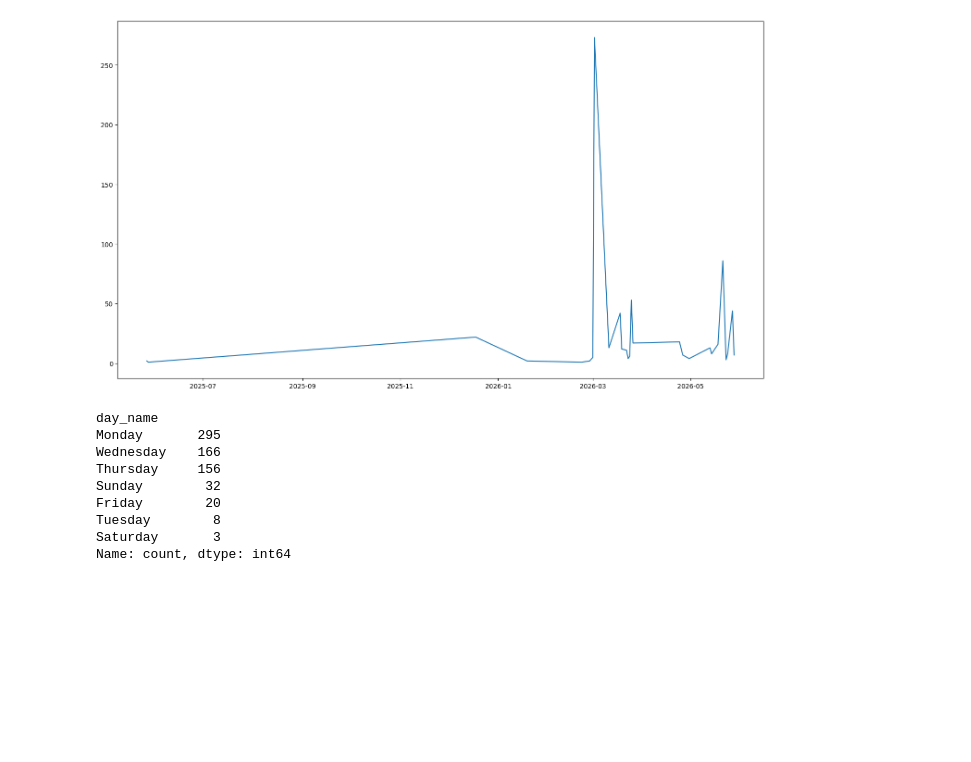
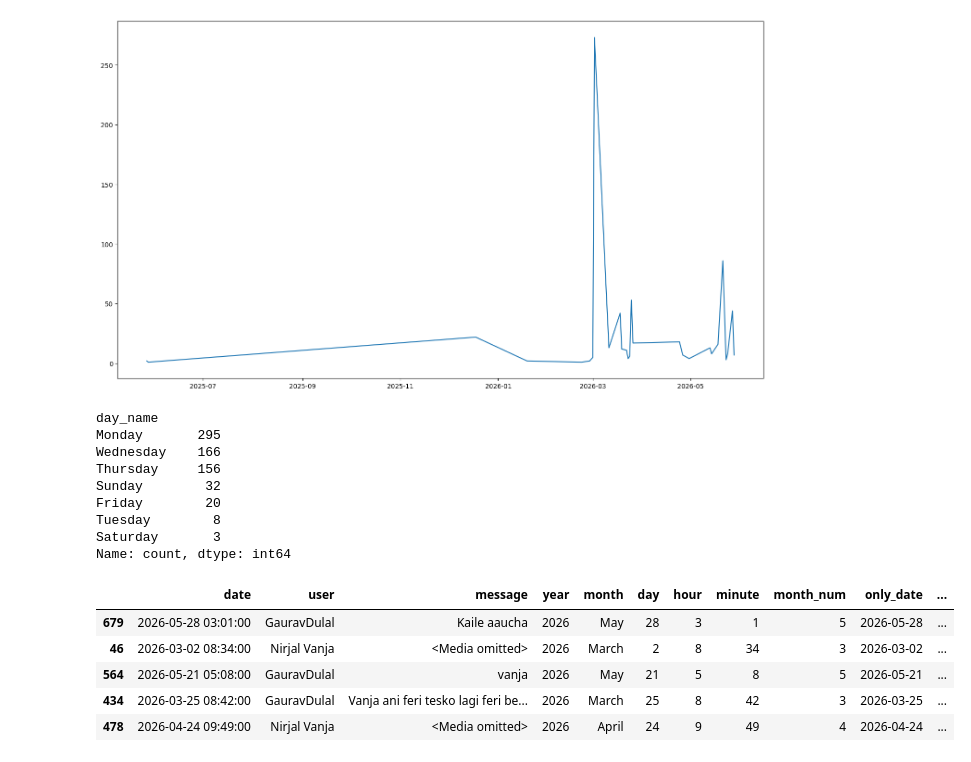
Before and after one commit to gyr0byte/Whatsapp_Chat_Analysis, a Jupyter notebook: whatsapp_chat_analysis.ipynb, the cells around one changed output. Drawn from its saved outputs; the diff is of its cells as text; code cells hidden in the pictures; blank space fills up the shorter version.

Commit message:
Add period column to DataFrame for hourly message analysis

```diff
--- a/whatsapp_chat_analysis.ipynb
+++ b/whatsapp_chat_analysis.ipynb
@@ -278,3 +278,23 @@ Friday        20
 Tuesday        8
 Saturday       3
 Name: count, dtype: int64
+# %%
+period = []
+for hour in df[['day_name','hour']]['hour']:
+    if hour == 23:
+        period.append(str(hour) + '-' + str('00'))
+    elif hour == 0:
+        period.append(str('00') + '-' + str(hour+1))
+    else:
+        period.append(str(hour) + '-' + str(hour+1))
+# %%
+df['period'] = period
+# %%
+df.sample(5)
+# %% [output]
+|  | date | user | message | year | month | day | hour | minute | month_num | only_date | ... |
+| 679 | 2026-05-28 03:01:00 | GauravDulal | Kaile aaucha | 2026 | May | 28 | 3 | 1 | 5 | 2026-05-28 | ... |
+| 46 | 2026-03-02 08:34:00 | Nirjal Vanja | <Media omitted> | 2026 | March | 2 | 8 | 34 | 3 | 2026-03-02 | ... |
+| 564 | 2026-05-21 05:08:00 | GauravDulal | vanja | 2026 | May | 21 | 5 | 8 | 5 | 2026-05-21 | ... |
+| 434 | 2026-03-25 08:42:00 | GauravDulal | Vanja ani feri tesko lagi feri be... | 2026 | March | 25 | 8 | 42 | 3 | 2026-03-25 | ... |
+| 478 | 2026-04-24 09:49:00 | Nirjal Vanja | <Media omitted> | 2026 | April | 24 | 9 | 49 | 4 | 2026-04-24 | ... |
```
